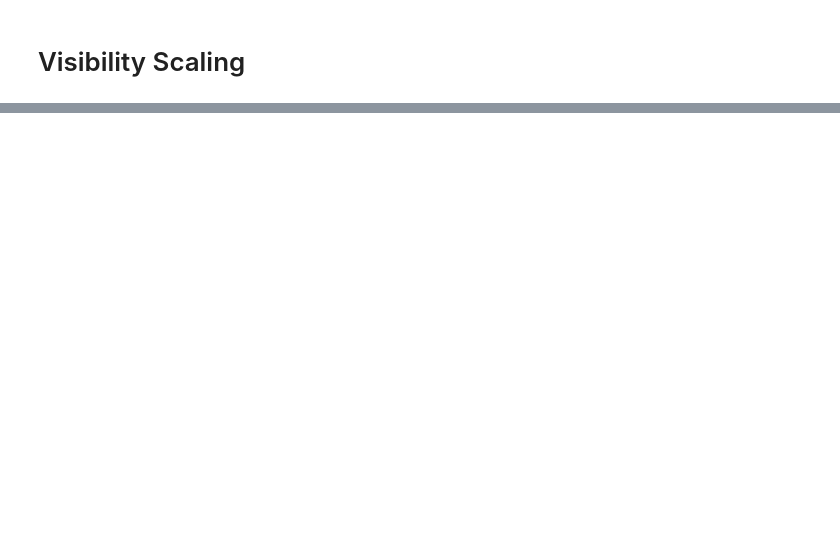
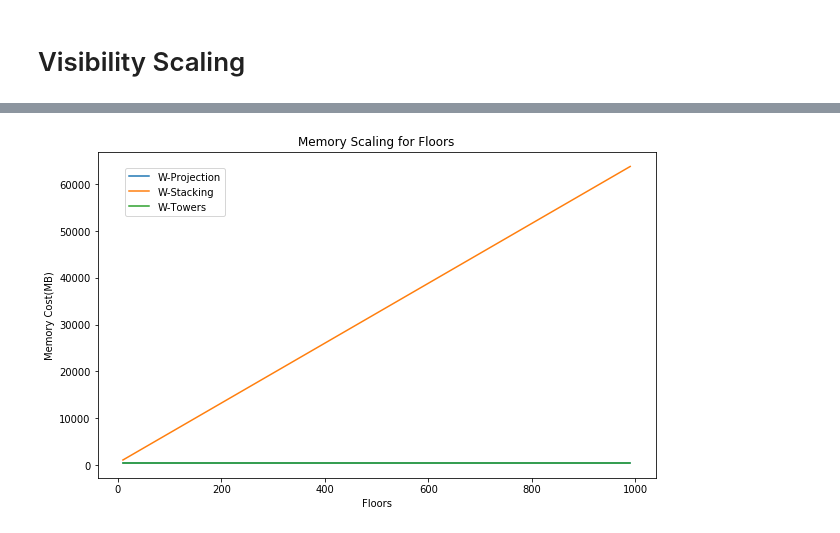
Before and after one commit to KentJames/Radio-Gridders, a Jupyter notebook: doc/complexity-analysis.ipynb, the cells around one changed output, grey strips where cells are left out. Drawn from its saved outputs; the diff is of its cells as text; code cells hidden in the pictures; blank space fills up the shorter version.

```diff
--- a/doc/complexity-analysis.ipynb
+++ b/doc/complexity-analysis.ipynb
@@ -311,0 +359,24 @@ plot_flops_for_increase_vis(1000,1e9,1000,128, grid_size, support_size, 100)
+# %%
+def plot_memory_cost_increase_floors(min_floors,max_floors,floor_iter,
+                                   vis_no, grid_size, subgrid_size, support_size, chunks):
+
+    floors = np.arange(min_floors, max_floors, floor_iter)
+
+    mem_wproj = vcalc_memory_wproj(vis_no, grid_size, support_size, floors)
+    mem_wstack = vcalc_memory_stack(vis_no, grid_size, support_size, floors)
+    mem_towers = vcalc_memory_towers(vis_no, grid_size, subgrid_size, support_size, chunks, floors)
+
+    plt.plot(floors, mem_wproj, label='W-Projection')
+    plt.plot(floors, mem_wstack, label='W-Stacking')
+    plt.plot(floors, mem_towers, label='W-Towers')
+
+    plt.xlabel('Floors')
+    plt.ylabel('Memory Cost(MB)')
+    plt.title('Memory Scaling for Floors')
+    plt.legend(bbox_to_anchor=(0.05, 0.95), loc=2, borderaxespad=0.)
+    plt.savefig("visibility_scaling.pdf")
+    plt.show()
+
+plot_memory_cost_increase_floors(10,1000,10, vis_no, grid_size, subgrid_size, support_size, chunks)
+# %% [output]
+[figure, added]
```
Also changed, not shown: parts of 8 cells of this notebook.
